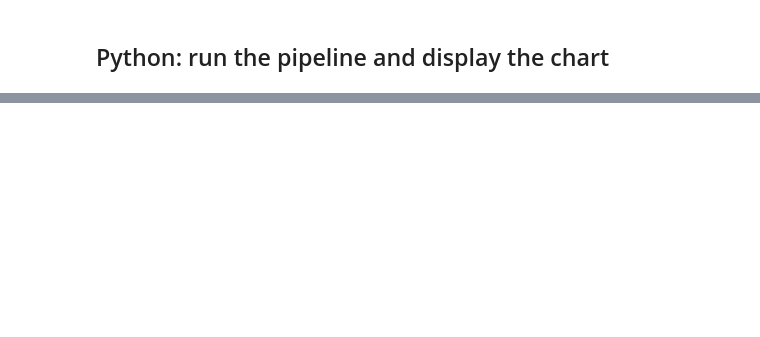
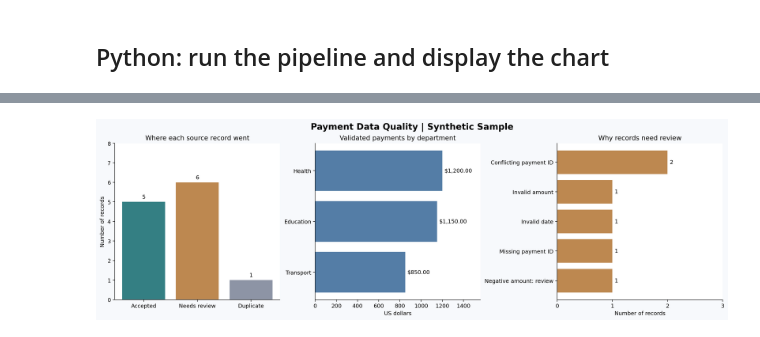
Before and after one commit to biswasan/payment-data-quality-pipeline, a Jupyter notebook: payment_showcase.ipynb, the cells around one changed output, grey strips where cells are left out. Cells and saved outputs as stored; diff of their text form; code cells hidden in the pictures; blank space fills up the shorter version.

Commit message:
Update notebook with payment cleaning rules, validation checks, and charts Created using Colab

```diff
--- a/payment_showcase.ipynb
+++ b/payment_showcase.ipynb
@@ -93,0 +81,12 @@ print(f'Validated total: ${total/100:,.2f}. All checks passed.')
+# %%
+from pathlib import Path
+from IPython.display import display, Image
+
+chart = Path("outputs/payment_quality.png")
+
+if chart.exists():
+    display(Image(filename=str(chart)))
+else:
+    print("The chart file was not created. Check the previous cell for an error.")
+# %% [output]
+[figure, added]
```
Also changed, not shown: parts of 6 cells of this notebook.
